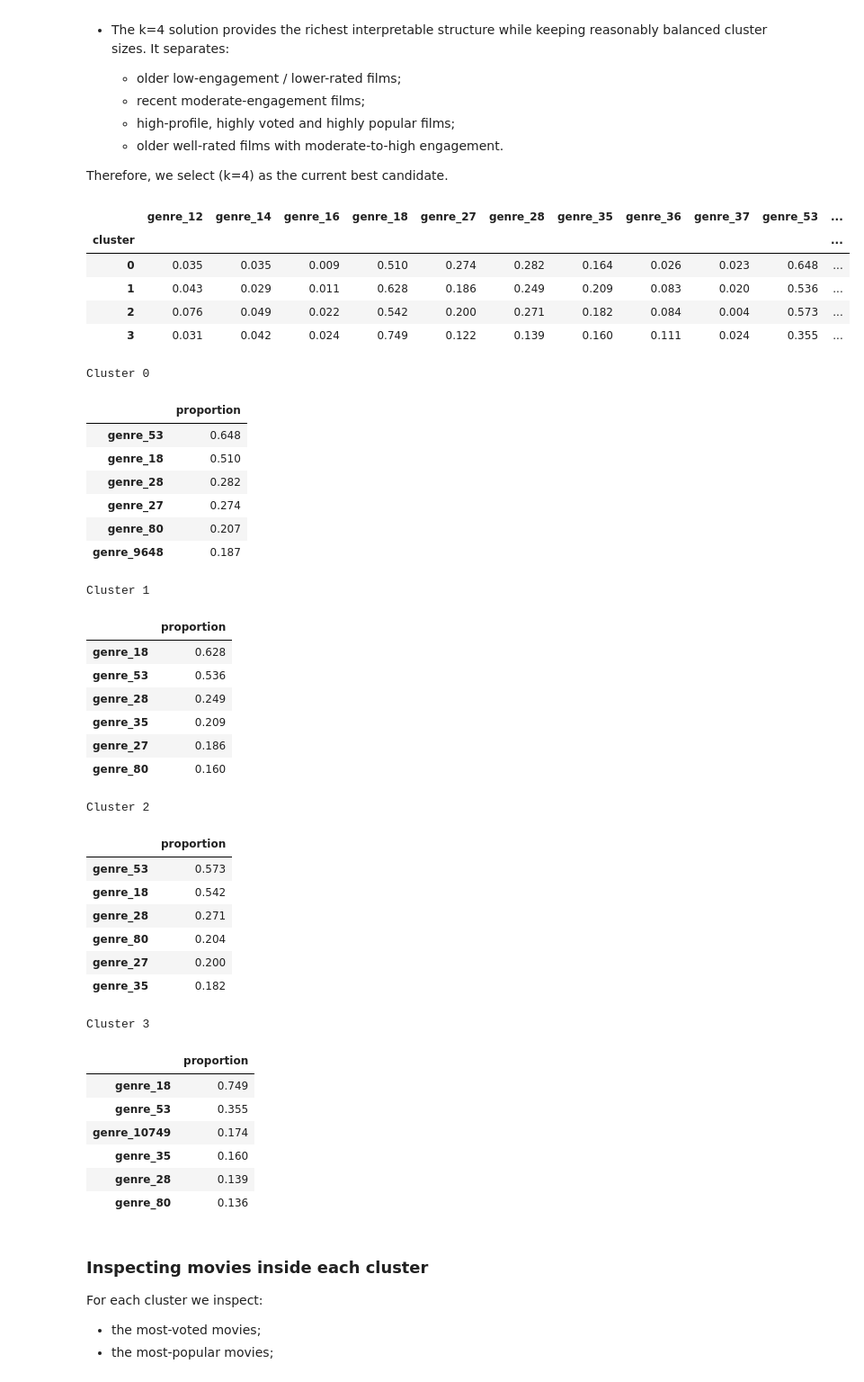
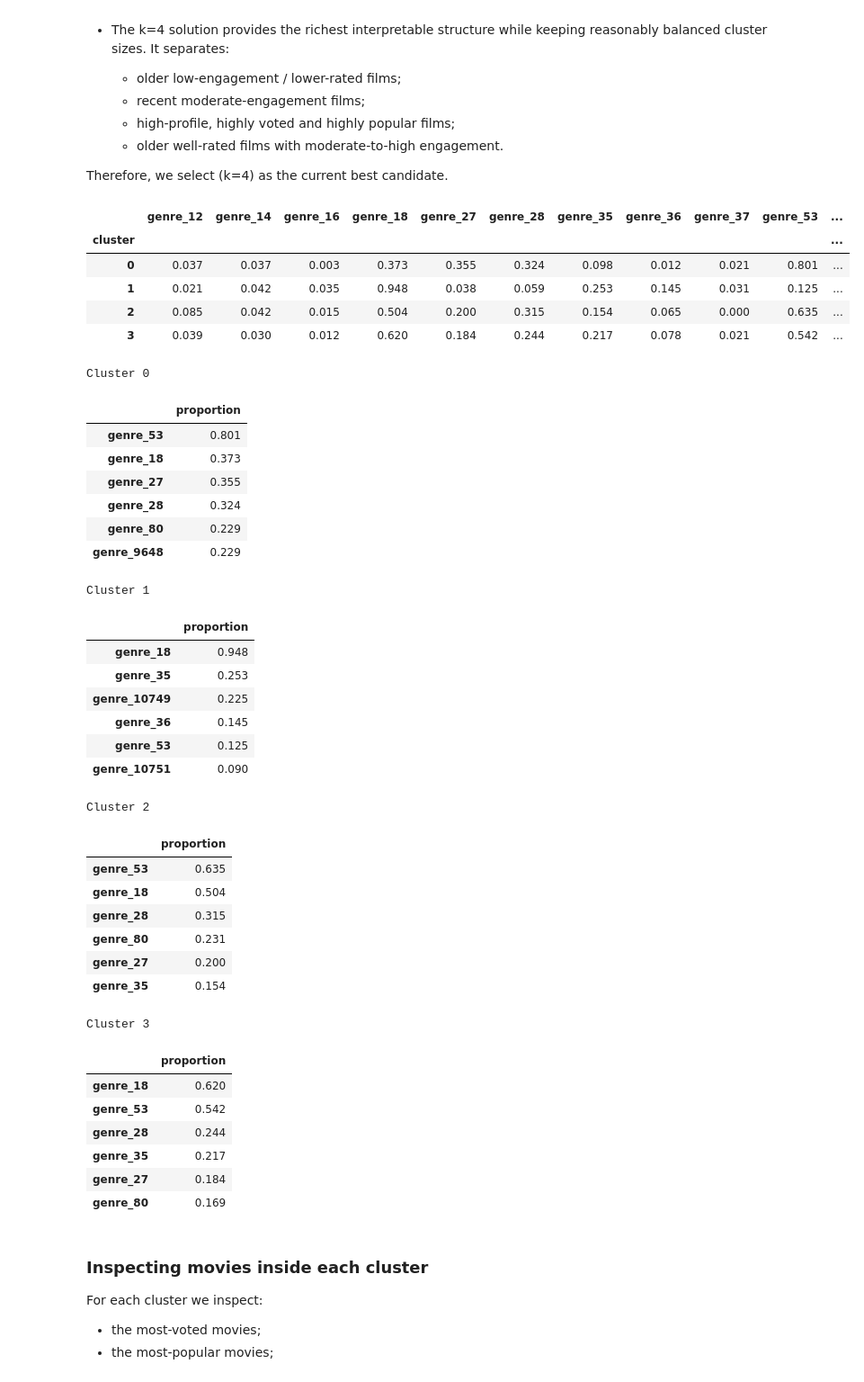
Before and after one commit to Belaidbens/TMDB-data-acquisition, a Jupyter notebook: aquisition.ipynb, the cells around one changed output. Shown at 90% size. Saved outputs shown, nothing was run; the diff lists cells and outputs as text; code cells hidden in the pictures.

```diff
--- a/aquisition.ipynb
+++ b/aquisition.ipynb
@@ -1572,70 +1572,70 @@ km_final = KMeans(
     n_init=10,
     random_state=0
 )
 
-movies["cluster"] = km_final.fit_predict(Xt)
+movies["cluster"] = km_final.fit_predict(X_df)
 movies["cluster"].value_counts().sort_index()
 genre_profile = genre_df.copy()
 
 genre_profile["cluster"] = movies["cluster"]
 
 genre_cluster_profile = (genre_profile.groupby("cluster").mean().round(3))
 display(genre_cluster_profile)
 
 for cluster in range(k_final):
 
     top_genres = (
         genre_cluster_profile
         .loc[cluster]
         .sort_values(ascending=False)
         .head(6)
     )
 
     print(f"\nCluster {cluster}")
     display(
         top_genres
         .rename("proportion")
         .to_frame()
     )
 # %% [output]
 |  | genre_12 | genre_14 | genre_16 | genre_18 | genre_27 | genre_28 | genre_35 | genre_36 | genre_37 | genre_53 | ... |
 | cluster |  |  |  |  |  |  |  |  |  |  | ... |
-| 0 | 0.035 | 0.035 | 0.009 | 0.510 | 0.274 | 0.282 | 0.164 | 0.026 | 0.023 | 0.648 | ... |
-| 1 | 0.043 | 0.029 | 0.011 | 0.628 | 0.186 | 0.249 | 0.209 | 0.083 | 0.020 | 0.536 | ... |
-| 2 | 0.076 | 0.049 | 0.022 | 0.542 | 0.200 | 0.271 | 0.182 | 0.084 | 0.004 | 0.573 | ... |
-| 3 | 0.031 | 0.042 | 0.024 | 0.749 | 0.122 | 0.139 | 0.160 | 0.111 | 0.024 | 0.355 | ... |
+| 0 | 0.037 | 0.037 | 0.003 | 0.373 | 0.355 | 0.324 | 0.098 | 0.012 | 0.021 | 0.801 | ... |
+| 1 | 0.021 | 0.042 | 0.035 | 0.948 | 0.038 | 0.059 | 0.253 | 0.145 | 0.031 | 0.125 | ... |
+| 2 | 0.085 | 0.042 | 0.015 | 0.504 | 0.200 | 0.315 | 0.154 | 0.065 | 0.000 | 0.635 | ... |
+| 3 | 0.039 | 0.030 | 0.012 | 0.620 | 0.184 | 0.244 | 0.217 | 0.078 | 0.021 | 0.542 | ... |
 Cluster 0
 |  | proportion |
-| genre_53 | 0.648 |
-| genre_18 | 0.510 |
-| genre_28 | 0.282 |
-| genre_27 | 0.274 |
-| genre_80 | 0.207 |
-| genre_9648 | 0.187 |
+| genre_53 | 0.801 |
+| genre_18 | 0.373 |
+| genre_27 | 0.355 |
+| genre_28 | 0.324 |
+| genre_80 | 0.229 |
+| genre_9648 | 0.229 |
 Cluster 1
 |  | proportion |
-| genre_18 | 0.628 |
-| genre_53 | 0.536 |
-| genre_28 | 0.249 |
-| genre_35 | 0.209 |
-| genre_27 | 0.186 |
-| genre_80 | 0.160 |
+| genre_18 | 0.948 |
+| genre_35 | 0.253 |
+| genre_10749 | 0.225 |
+| genre_36 | 0.145 |
+| genre_53 | 0.125 |
+| genre_10751 | 0.090 |
 Cluster 2
 |  | proportion |
-| genre_53 | 0.573 |
-| genre_18 | 0.542 |
-| genre_28 | 0.271 |
-| genre_80 | 0.204 |
+| genre_53 | 0.635 |
+| genre_18 | 0.504 |
+| genre_28 | 0.315 |
+| genre_80 | 0.231 |
 | genre_27 | 0.200 |
-| genre_35 | 0.182 |
+| genre_35 | 0.154 |
 Cluster 3
 |  | proportion |
-| genre_18 | 0.749 |
-| genre_53 | 0.355 |
-| genre_10749 | 0.174 |
-| genre_35 | 0.160 |
-| genre_28 | 0.139 |
-| genre_80 | 0.136 |
+| genre_18 | 0.620 |
+| genre_53 | 0.542 |
+| genre_28 | 0.244 |
+| genre_35 | 0.217 |
+| genre_27 | 0.184 |
+| genre_80 | 0.169 |
 # %% [markdown]
 ### Inspecting movies inside each cluster
 
```
Also changed, not shown: parts of 9 cells of this notebook.
